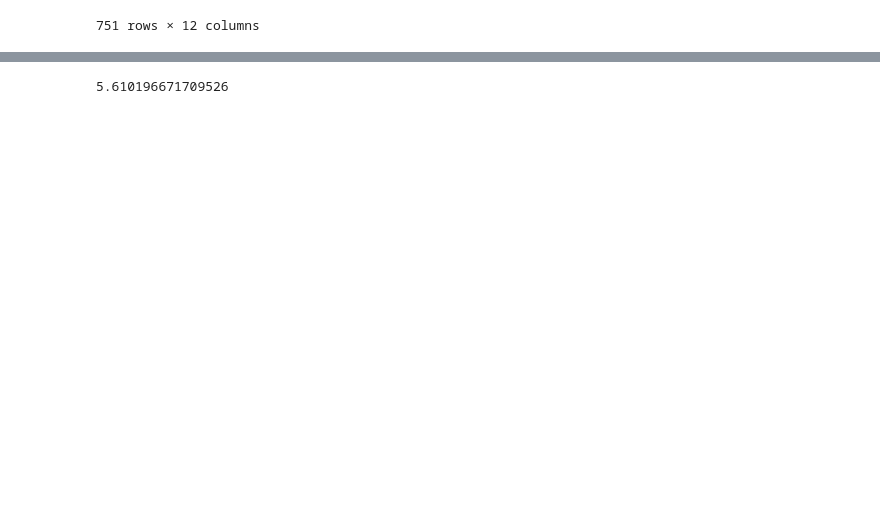
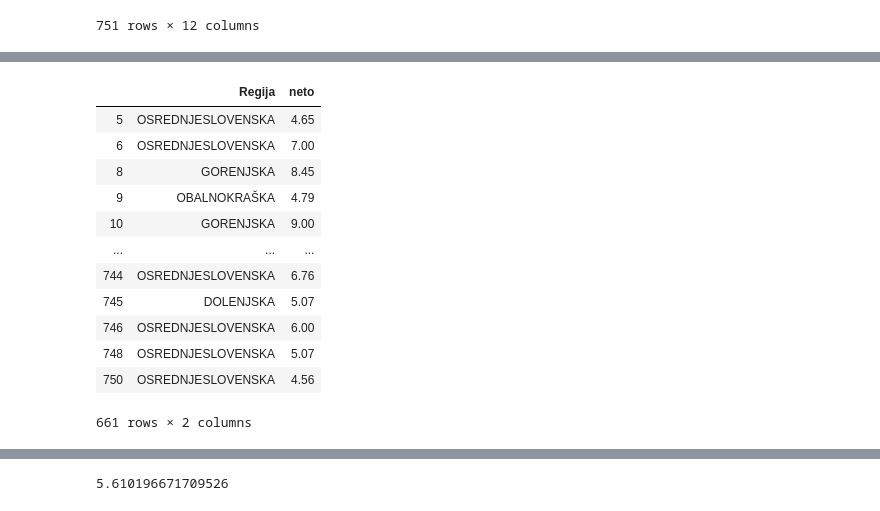
Before and after one commit to DejanPeric058/Programiranje-1-Projektna-naloga, a Jupyter notebook: Untitled.ipynb, the cells around one changed output, grey strips where cells are left out. Cells and saved outputs as stored; diff of their text form; code cells hidden in the pictures; blank space fills up the shorter version.

```diff
--- a/Untitled.ipynb
+++ b/Untitled.ipynb
@@ -31,10 +31,12 @@ oglasi
 | 750 | DELO V SKLADIŠČU | TRZIN | DOMŽALE-KAMNIK | 4.56 EUR/h NETO, 5.40 EUR/h BRUTO | MOTNICA 7 | 17.11.2020 | DOPOLDAN | 1 | 2 TEDNA | ... |
 751 rows × 12 columns
 # %%
-def poenotene_regije(df):
+def poenotene_regije(dataframe):
+    df = dataframe.copy()
     df['podregije'] = df['Regija']
     for regija in regije:
         for x in regije[regija]:
             df.replace({'Regija': {x:regija}}, inplace=True)
     return df
 glavne_regije = poenotene_regije(oglasi)
+glavne_regije
@@ -61,0 +91,10 @@ popolni_oglasi = oglasi_neto[(oglasi_neto['neto'] != 'PO DOGOVORU') & (oglasi_ne
+# %%
+def oglasi_s_placilom(dataframe):
+    df = dataframe.copy()
+    df = df[(df['neto'] != 'PO DOGOVORU') & (df['neto'] != 'PO PROJEKTU')]
+    df['neto'] = pd.to_numeric(df['neto'], downcast="float")
+    df['bruto'] = pd.to_numeric(df['bruto'], downcast="float")
+    return df
+
+popolni_oglasi = oglasi_s_placilom(oglasi_neto)
+popolni_oglasi
@@ -62,4 +115,18 @@ popolni_oglasi = oglasi_neto[(oglasi_neto['neto'] != 'PO DOGOVORU') & (oglasi_ne
 # %%
-placa_regije = popolni_oglasi[["Regija", "neto"]]
-#placa_regije
+placa_regije = popolni_oglasi[['Regija', 'neto']]
+placa_regije
+# %% [output]
+|  | Regija | neto |
+| 5 | OSREDNJESLOVENSKA | 4.65 |
+| 6 | OSREDNJESLOVENSKA | 7.00 |
+| 8 | GORENJSKA | 8.45 |
+| 9 | OBALNOKRAŠKA | 4.79 |
+| 10 | GORENJSKA | 9.00 |
+| ... | ... | ... |
+| 744 | OSREDNJESLOVENSKA | 6.76 |
+| 745 | DOLENJSKA | 5.07 |
+| 746 | OSREDNJESLOVENSKA | 6.00 |
+| 748 | OSREDNJESLOVENSKA | 5.07 |
+| 750 | OSREDNJESLOVENSKA | 4.56 |
+661 rows × 2 columns
 # %%
```
Also changed, not shown: parts of 6 cells of this notebook.
